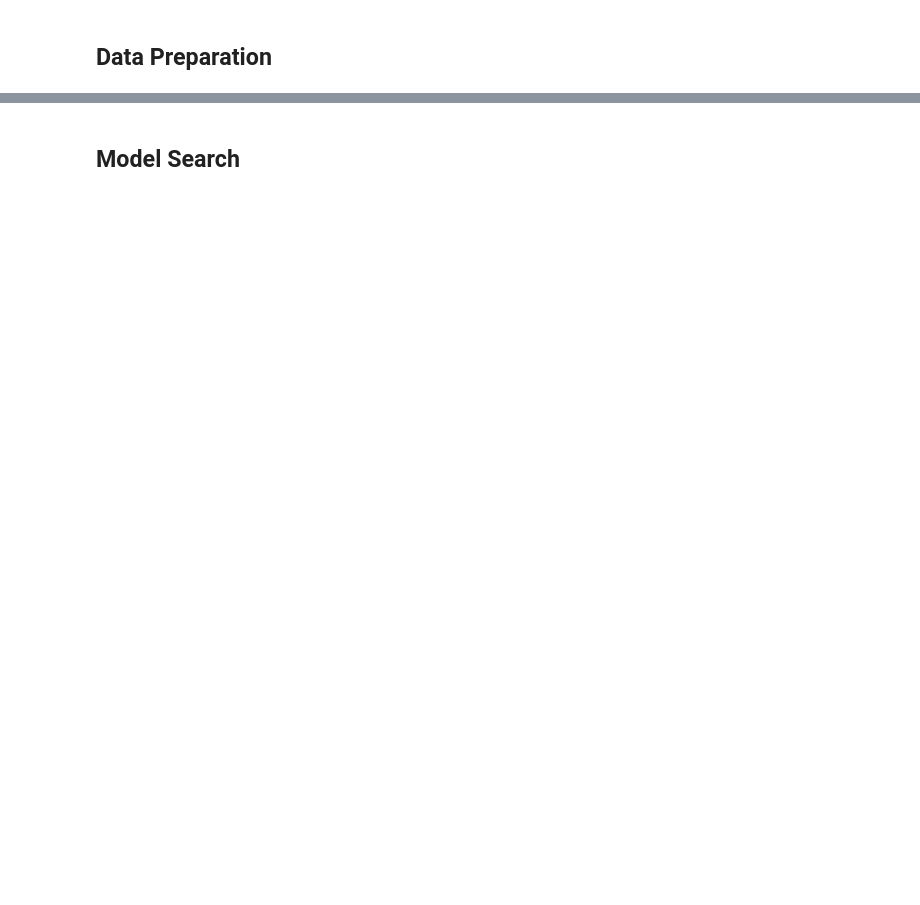
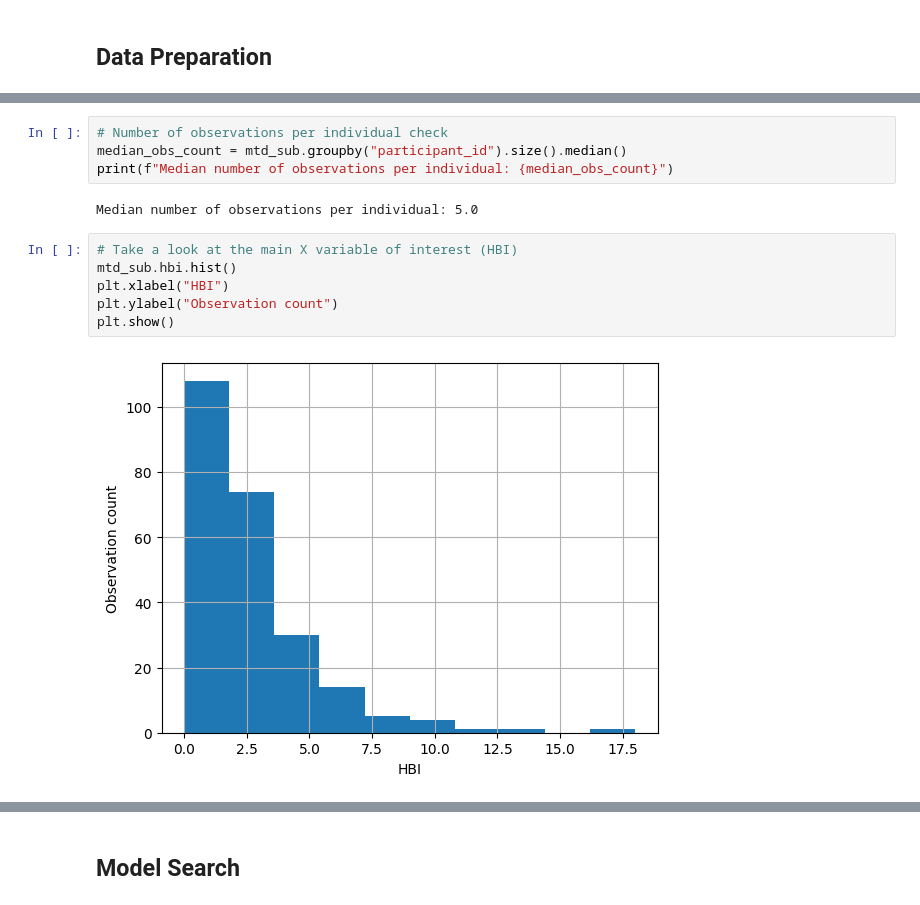
Before and after one commit to omicsEye/waveome, a Jupyter notebook: examples/iHMP/ihmp_waveome.ipynb, the cells around one changed output, grey strips where cells are left out. Drawn from its saved outputs; the diff is of its cells as text; blank space fills up the shorter version.

Commit message:
Clean up notebook for ihmp waveome analysis including paper figures

```diff
--- a/examples/iHMP/ihmp_waveome.ipynb
+++ b/examples/iHMP/ihmp_waveome.ipynb
@@ -152,0 +154,14 @@ mtd_sub
+# %%
+# Number of observations per individual check
+median_obs_count = mtd_sub.groupby("participant_id").size().median()
+print(f"Median number of observations per individual: {median_obs_count}")
+# %% [output]
+Median number of observations per individual: 5.0
+# %%
+# Take a look at the main X variable of interest (HBI)
+mtd_sub.hbi.hist()
+plt.xlabel("HBI")
+plt.ylabel("Observation count")
+plt.show()
+# %% [output]
+[figure, added]
```
Also changed, not shown: parts of 28 cells of this notebook.
